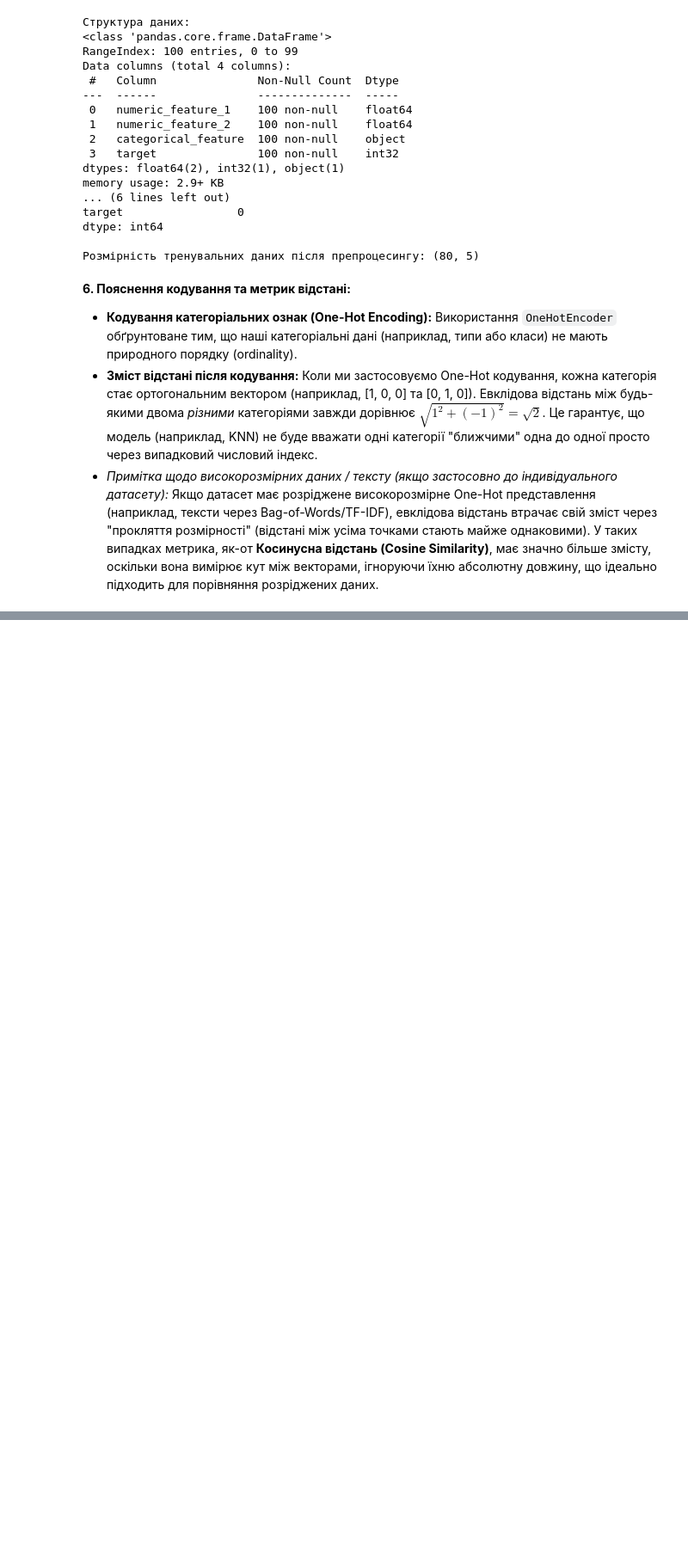
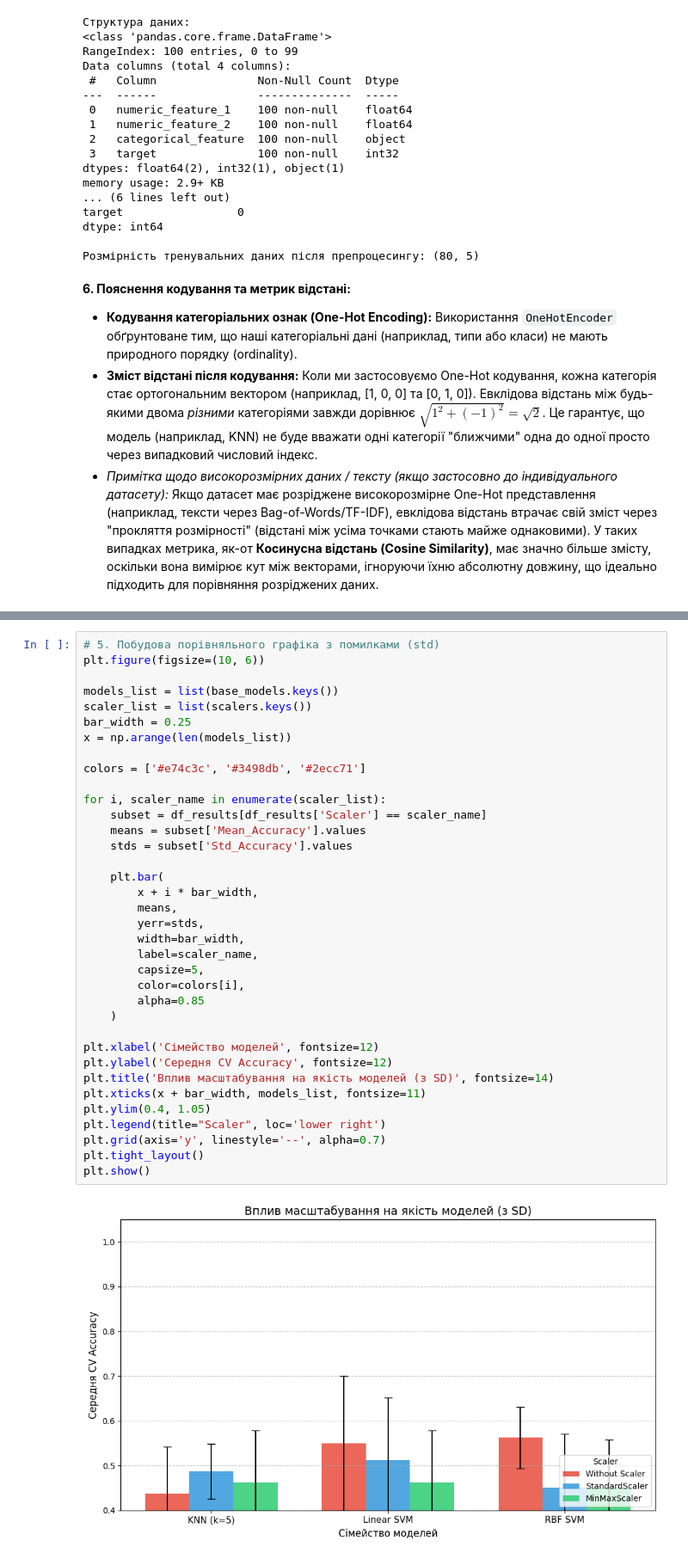
Before and after one commit to Yaroslav071315/machine-learning-course-volovnyk, a Jupyter notebook: Lab03/notebook/lab03.ipynb, the cells around one changed output, grey strips where cells are left out. Shown at 86% size. Drawn from its saved outputs; the diff is of its cells as text; blank space fills up the shorter version.

```diff
--- a/Lab03/notebook/lab03.ipynb
+++ b/Lab03/notebook/lab03.ipynb
@@ -379,0 +494,38 @@ dtype: int64
+# %%
+# 5. Побудова порівняльного графіка з помилками (std)
+plt.figure(figsize=(10, 6))
+
+models_list = list(base_models.keys())
+scaler_list = list(scalers.keys())
+bar_width = 0.25
+x = np.arange(len(models_list))
+
+colors = ['#e74c3c', '#3498db', '#2ecc71']
+
+for i, scaler_name in enumerate(scaler_list):
+    subset = df_results[df_results['Scaler'] == scaler_name]
+    means = subset['Mean_Accuracy'].values
+    stds = subset['Std_Accuracy'].values
+
+    plt.bar(
+        x + i * bar_width,
+        means,
+        yerr=stds,
+        width=bar_width,
+        label=scaler_name,
+        capsize=5,
+        color=colors[i],
+        alpha=0.85
+    )
+
+plt.xlabel('Сімейство моделей', fontsize=12)
+plt.ylabel('Середня CV Accuracy', fontsize=12)
+plt.title('Вплив масштабування на якість моделей (з SD)', fontsize=14)
+plt.xticks(x + bar_width, models_list, fontsize=11)
+plt.ylim(0.4, 1.05)
+plt.legend(title="Scaler", loc='lower right')
+plt.grid(axis='y', linestyle='--', alpha=0.7)
+plt.tight_layout()
+plt.show()
+# %% [output]
+[figure, added]
```
Also changed, not shown: parts of 7 cells of this notebook, 2 other files.
